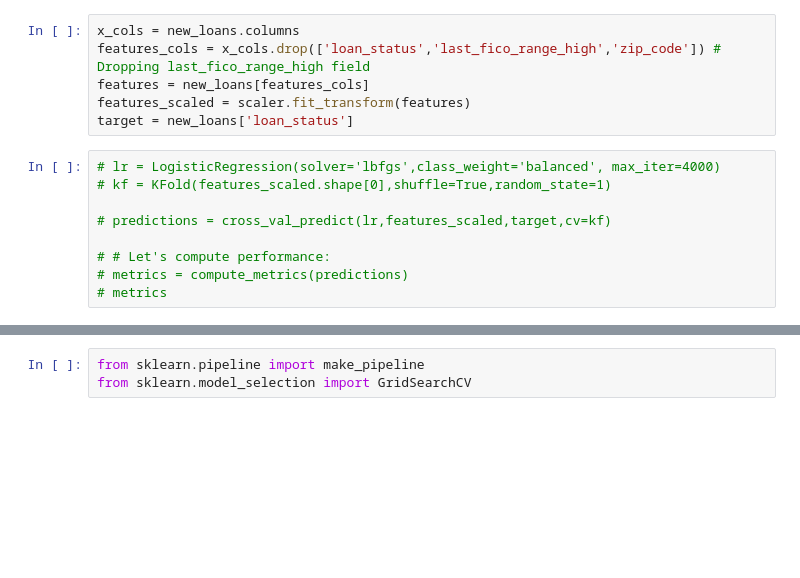
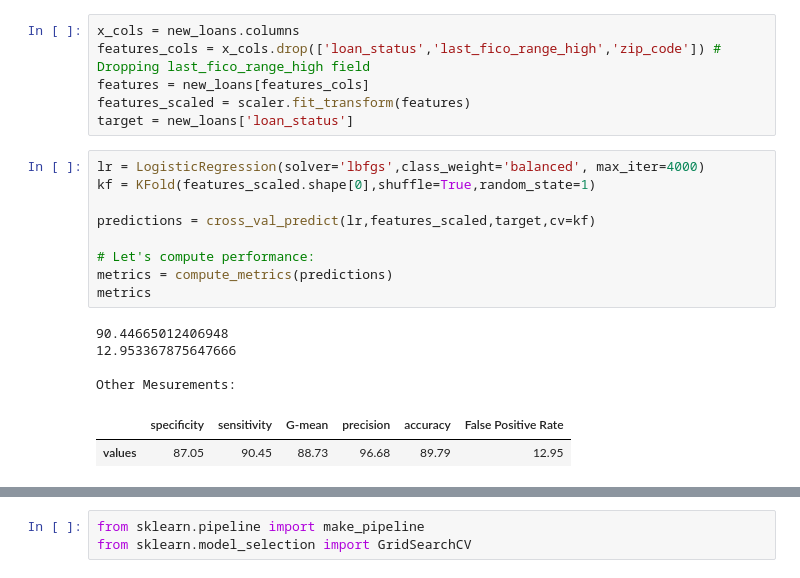
Before and after one commit to AndreasP-92/ai-mandatory-I, a Jupyter notebook: main.ipynb, the cells around one changed output, grey strips where cells are left out. Cells and saved outputs as stored; diff of their text form; blank space fills up the shorter version.

```diff
--- a/main.ipynb
+++ b/main.ipynb
@@ -755,12 +755,19 @@ features = new_loans[features_cols]
 features_scaled = scaler.fit_transform(features)
 target = new_loans['loan_status']
 # %%
-# lr = LogisticRegression(solver='lbfgs',class_weight='balanced', max_iter=4000)
-# kf = KFold(features_scaled.shape[0],shuffle=True,random_state=1)
+lr = LogisticRegression(solver='lbfgs',class_weight='balanced', max_iter=4000)
+kf = KFold(features_scaled.shape[0],shuffle=True,random_state=1)
 
-# predictions = cross_val_predict(lr,features_scaled,target,cv=kf)
+predictions = cross_val_predict(lr,features_scaled,target,cv=kf)
 
-# # Let's compute performance:
-# metrics = compute_metrics(predictions)
-# metrics
+# Let's compute performance:
+metrics = compute_metrics(predictions)
+metrics
+# %% [output]
+90.44665012406948
+12.953367875647666
+
+Other Mesurements:
+|  | specificity | sensitivity | G-mean | precision | accuracy | False Positive Rate |
+| values | 87.05 | 90.45 | 88.73 | 96.68 | 89.79 | 12.95 |
 # %%
```
Also changed, not shown: parts of 5 cells of this notebook.
